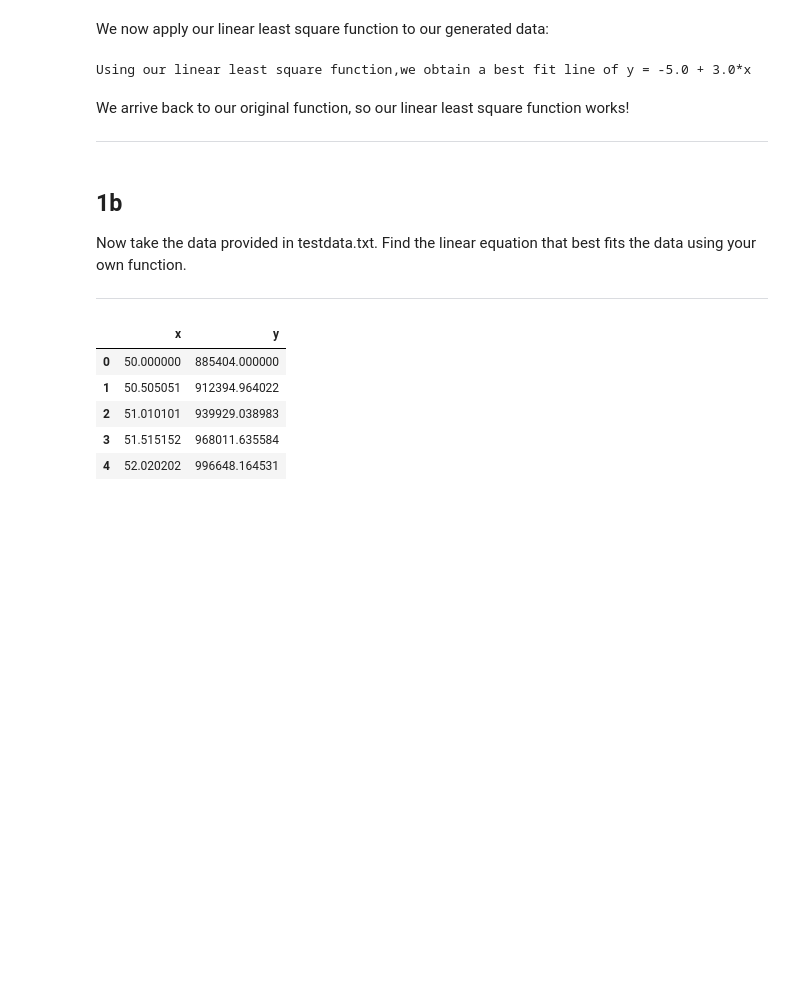
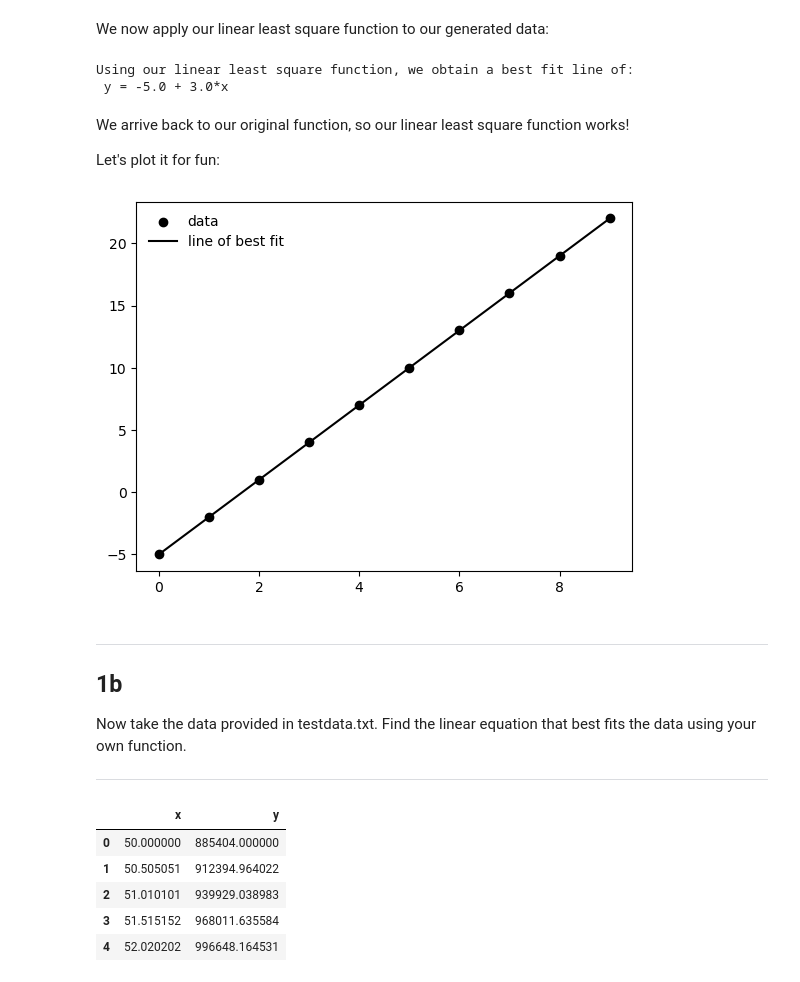
Before and after one commit to gilgarcia-01/ASTR5900, a Jupyter notebook: hw/data_fitting_project/solutions/homework_solutions.ipynb, the cells around one changed output. Drawn from its saved outputs; the diff is of its cells as text; code cells hidden in the pictures; blank space fills up the shorter version.

```diff
--- a/hw/data_fitting_project/solutions/homework_solutions.ipynb
+++ b/hw/data_fitting_project/solutions/homework_solutions.ipynb
@@ -71,14 +73,23 @@ We now apply our linear least square function to our generated data:
 # %%
 yint_1a, slope_1a = linear_least_square(xlst_1a,ylst_1a)
 # %%
-print('Using our linear least square function, we obtain a best fit line of y = {} + {}*x'.format(yint_1a,slope_1a))
+print('Using our linear least square function, we obtain a best fit line of:\n y = {} + {}*x'.format(yint_1a,slope_1a))
 # %% [output]
-Using our linear least square function,we obtain a best fit line of y = -5.0 + 3.0*x
+Using our linear least square function, we obtain a best fit line of:
+ y = -5.0 + 3.0*x
 # %% [markdown]
 We arrive back to our original function, so our linear least square function works!
 
-___
+Let's plot it for fun:
+# %%
+plt.scatter(xlst_1a,ylst_1a,color='k',label='data')
+plt.plot(xlst_1a,-5 + 3*xlst_1a,color='k',label='line of best fit')
+plt.legend(frameon=False)
+plt.show()
+# %% [output]
+[figure, added]
 # %% [markdown]
+______
 ## 1b
 
 Now take the data provided in testdata.txt. Find the linear equation that best fits the data using your own function.
```
Also changed, not shown: parts of 36 cells of this notebook.
